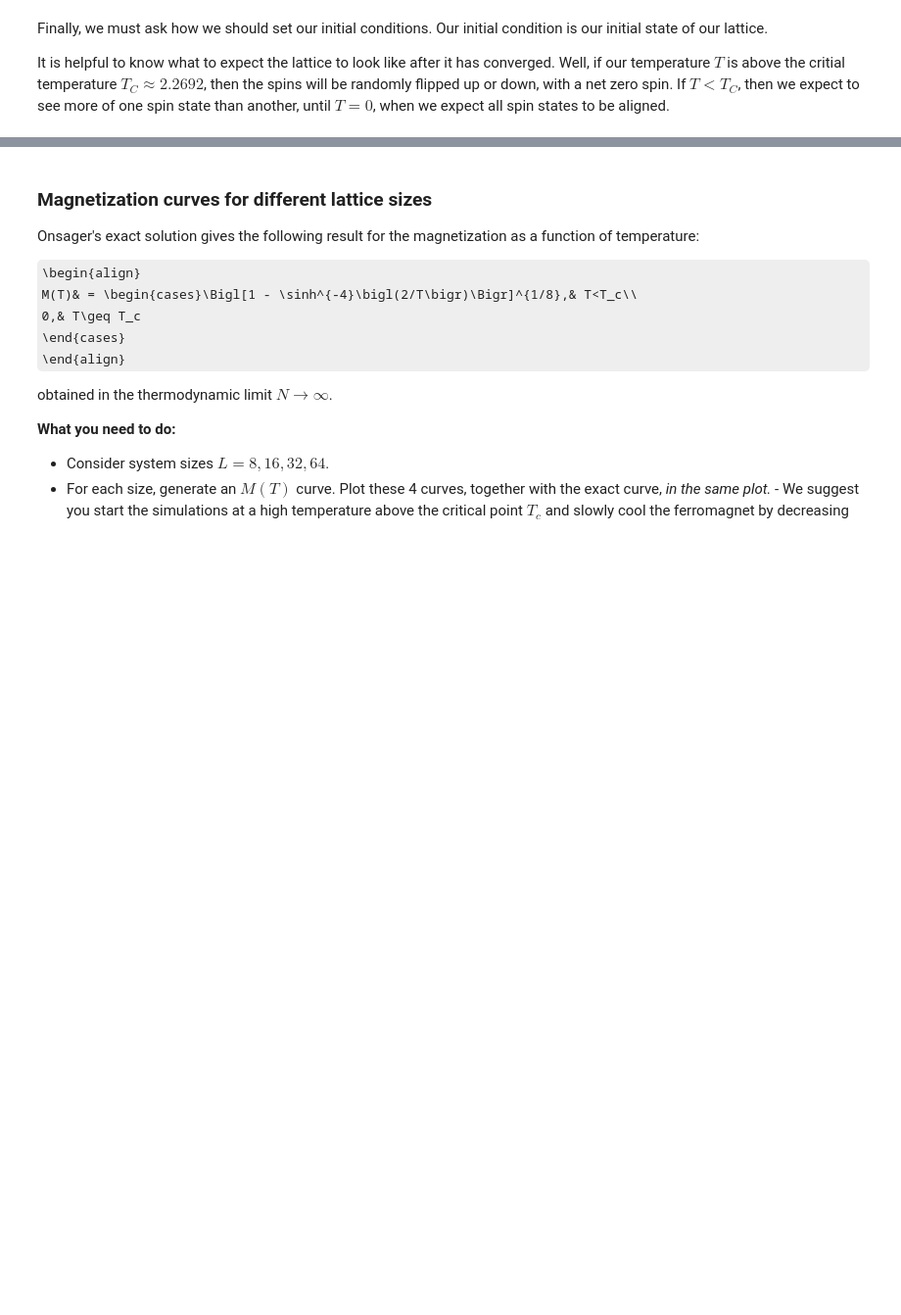
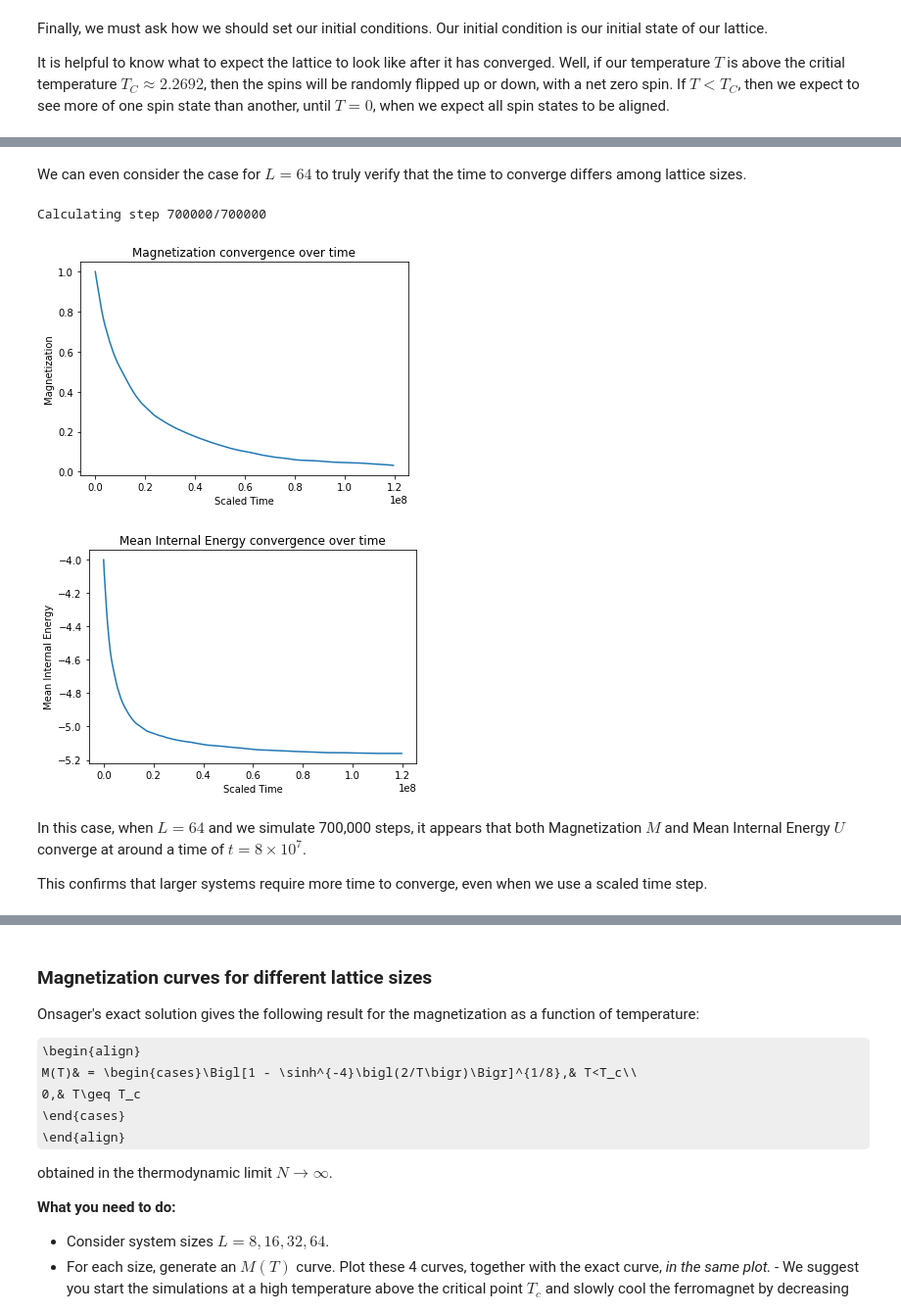
Before and after one commit to CzJLee/Physics-180N, a Jupyter notebook: Project 3/proj_3.ipynb, the cells around one changed output, grey strips where cells are left out. Shown at 98% size. Cells and saved outputs as stored; diff of their text form; code cells hidden in the pictures; some formulas as TeX source; blank space fills up the shorter version.

```diff
--- a/Project 3/proj_3.ipynb
+++ b/Project 3/proj_3.ipynb
@@ -120,0 +185,40 @@ model = Ising_2d(L, temp)
+# %% [markdown]
+We can even consider the case for $L = 64$ to truly verify that the time to converge differs among lattice sizes.
+# %%
+# Define parameters
+num_steps = 700000
+L = 64
+time_step_size = num_steps / (L ** 2)
+
+# Set temperature to be 3. This is larger than the critical temperature.
+temp = 3
+
+# Create our Ising model using L = 16, temp = 3.
+model = Ising_2d(L, temp)
+# model.set_rand_state()
+
+# Let's run the MCMC for multiple steps, and calculate values for U and M for each step.
+vals = model.mcmcm(num_steps, calculate_vals = True, verbose = True)
+
+# Now lets create our list of time steps to plot
+time_steps = [time_step_size * i for i in range(1, num_steps + 1)]
+
+plt.xlabel("Scaled Time")
+plt.ylabel('Magnetization')
+plt.title('Magnetization convergence over time')
+plt.plot(time_steps, vals["M"])
+plt.show()
+
+plt.xlabel("Scaled Time")
+plt.ylabel('Mean Internal Energy')
+plt.title('Mean Internal Energy convergence over time')
+plt.plot(time_steps, vals["U"])
+plt.show()
+# %% [output]
+Calculating step 700000/700000
+[figure, added]
+[figure, added]
+# %% [markdown]
+In this case, when $L = 64$ and we simulate 700,000 steps, it appears that both Magnetization $M$ and Mean Internal Energy $U$ converge at around a time of $t = 8 \times 10^7$.
+
+This confirms that larger systems require more time to converge, even when we use a scaled time step.
```
Also changed, not shown: parts of 11 cells of this notebook.
